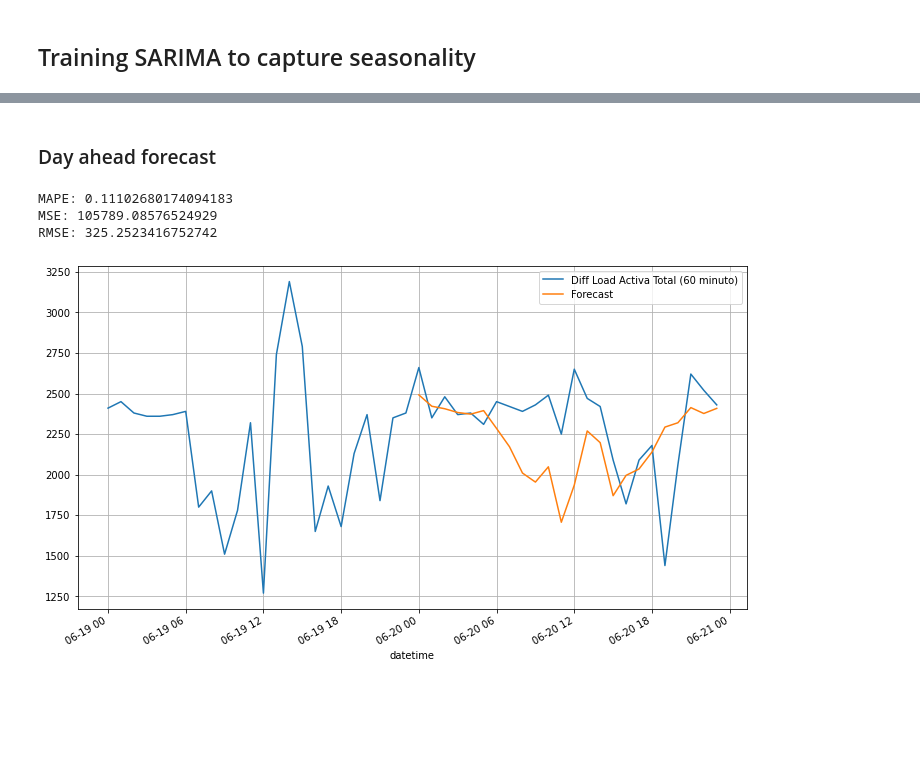
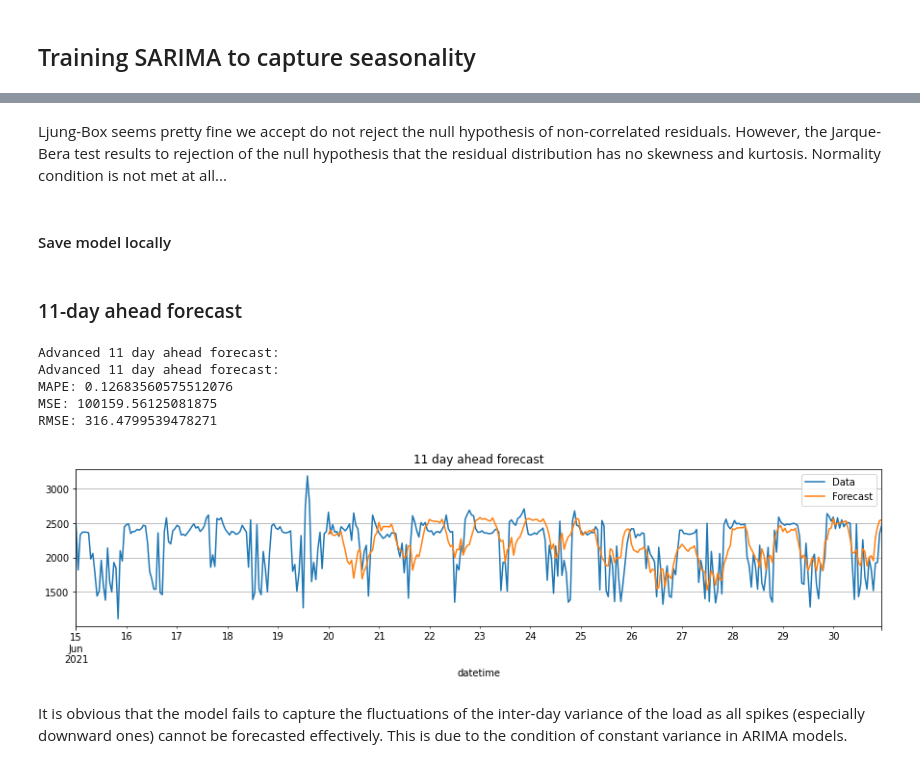
Before and after one commit to I-NERGY/DeepTSF, a Jupyter notebook: python_tal_forecasts.ipynb, the cells around one changed output, grey strips where cells are left out. Cells and saved outputs as stored; diff of their text form; code cells hidden in the pictures; blank space fills up the shorter version.

Commit message:
- SARIMA trainining storing and evaluation ready
Former-commit-id: f571269c6c12ea21f55d046c51f96b0a02806a3b

```diff
--- a/python_tal_forecasts.ipynb
+++ b/python_tal_forecasts.ipynb
@@ -58,5 +63,6 @@ Steps for day ahead forecasts are preset to 24 (1 day)
 # %%
 steps = 24
+days_ahead = 11
 # %% [markdown]
 ## Training TBATS
 In this section 2 TBATS models are fitted.
@@ -199 +236,5 @@ AIC:  76234.17328995392
 [figure]
+# %% [markdown]
+Ljung-Box seems pretty fine we accept do not reject the null hypothesis of non-correlated residuals. However, the Jarque-Bera test results to rejection of the null hypothesis that the residual distribution has no skewness and kurtosis. Normality condition is not met at all...
+# %% [markdown]
+#### Save model locally
@@ -200,24 +253,40 @@ AIC:  76234.17328995392
 # %% [markdown]
-### Day ahead forecast
+### 11-day ahead forecast
-# %%
-# Forecast next day hourly loads
-forecast_sarima = sarima.get_forecast(steps=steps)
-predictions = forecast_sarima.summary_frame()['mean'].values
-ground_truth = test[:steps]
-
-print("MAPE:", mape(ground_truth, predictions))
-print("MSE:", mse(ground_truth, predictions))
-print("RMSE:", np.sqrt(mse(ground_truth, predictions)))
-
-# plot forecast
-comparison_sarima = pd.DataFrame(ground_truth)
-comparison_sarima['Forecast'] = predictions
-train = pd.DataFrame(train, columns=comparison_sarima.filter(like='Diff').columns.tolist())
-comparison_sarima = pd.concat([train, comparison_sarima])
-plt = comparison_sarima[datetime(2021, 6, 19):].plot(figsize=(12,7))
-plt.grid()
-# %% [output]
-MAPE: 0.11102680174094183
-MSE: 105789.08576524929
-RMSE: 325.2523416752742
-[figure, removed]
+# %%
+print(f"Advanced {days_ahead} day ahead forecast:")
+ground_truth_line = pd.concat([train[-5*24:], test])
+
+predictions = pd.Series(dtype='float64')
+for n_day in range(days_ahead):
+    cur_timestep = n_day * steps
+    next_timestep =  cur_timestep + steps
+    day_preds = sarima.forecast(steps)
+    predictions = pd.concat([predictions, day_preds])
+    y_news = test.iloc[cur_timestep: next_timestep]
+    y_news = y_news.asfreq('H')
+    sarima = sarima.append(y_news)
+
+predictions.name = test.name
+predictions = predictions.rename_axis('datetime')
+
+# Evaluation metrix
+print("Advanced 11 day ahead forecast:")
+print("MAPE:", mape(test, predictions))
+print("MSE:", mse(test, predictions))
+print("RMSE:", np.sqrt(mse(test, predictions)))
+
+# Plot the last 5 days of data and the 11 days of forecast
+plt.figure()
+plot = ground_truth_line.plot(figsize=(15, 3), label='Data', legend=True, title=f"{days_ahead} day ahead forecast")
+predictions.plot(label='Forecast', legend=True)
+plot.grid()
+plt.show()
+# %% [output]
+Advanced 11 day ahead forecast:
+Advanced 11 day ahead forecast:
+MAPE: 0.12683560575512076
+MSE: 100159.56125081875
+RMSE: 316.4799539478271
+[figure, added]
+# %% [markdown]
+It is obvious that the model fails to capture the fluctuations of the inter-day variance of the load as all spikes (especially downward ones) cannot be forecasted effectively. This is due to the condition of constant variance in ARIMA models.
```
Also changed, not shown: parts of 13 cells of this notebook.
